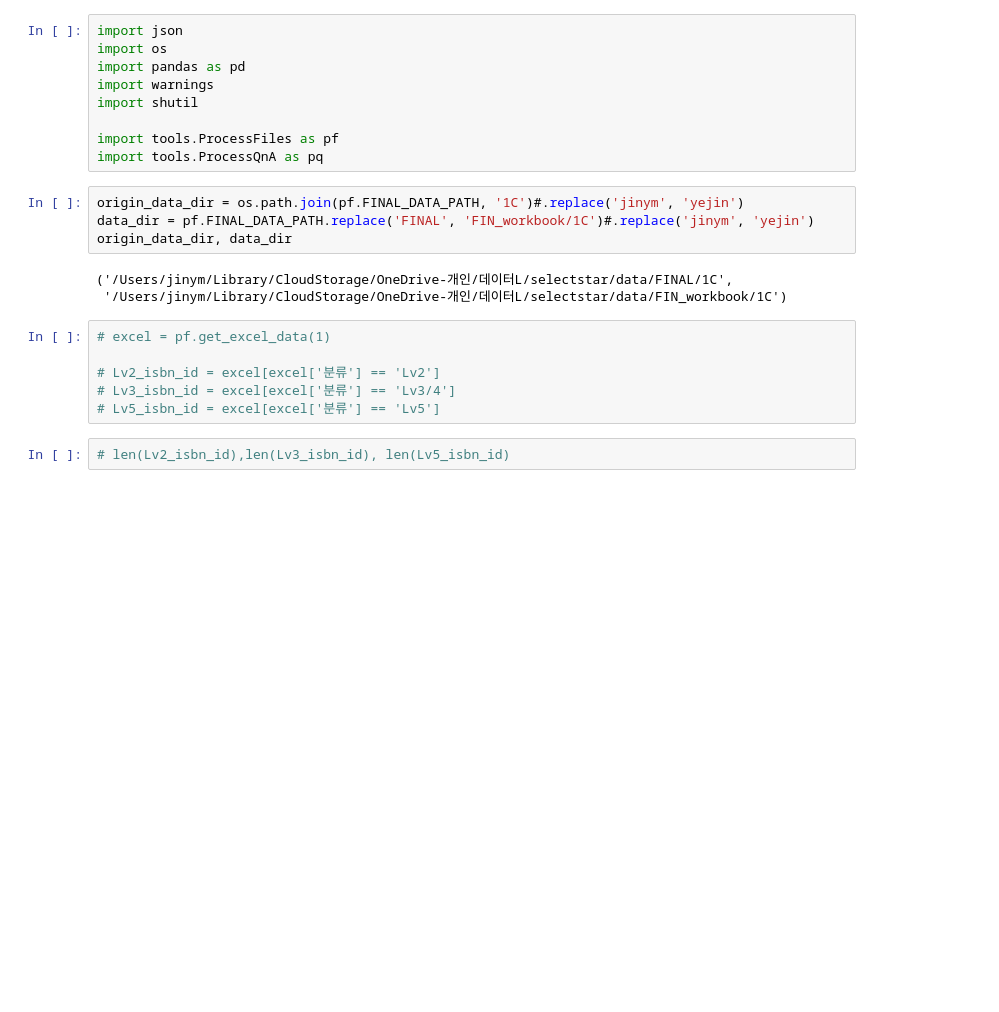
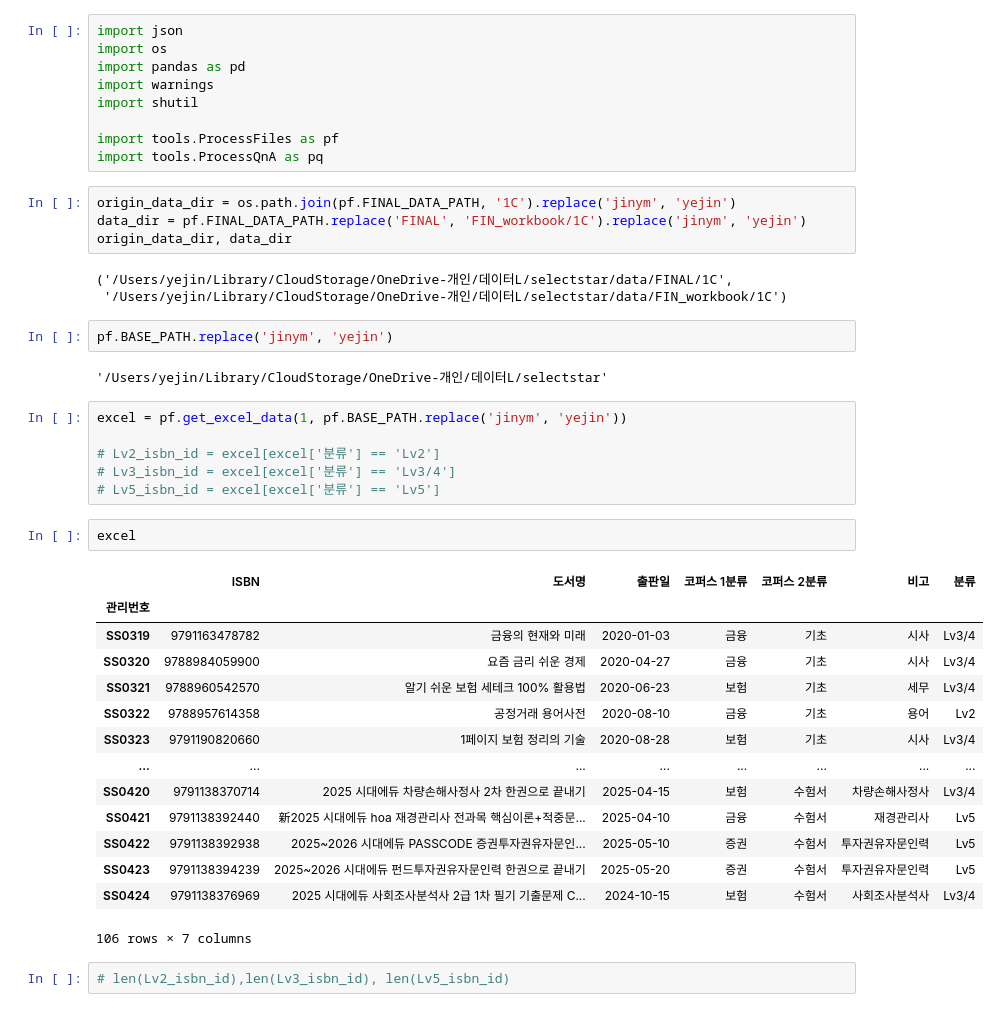
Before and after one commit to jayleenym/SFAIcenter, a Jupyter notebook: qna_extract.ipynb, the cells around one changed output. Saved outputs shown, nothing was run; the diff lists cells and outputs as text; blank space fills up the shorter version.

```diff
--- a/qna_extract.ipynb
+++ b/qna_extract.ipynb
@@ -8,18 +8,39 @@ import shutil
 import tools.ProcessFiles as pf
 import tools.ProcessQnA as pq
 # %%
-origin_data_dir = os.path.join(pf.FINAL_DATA_PATH, '1C')#.replace('jinym', 'yejin')
-data_dir = pf.FINAL_DATA_PATH.replace('FINAL', 'FIN_workbook/1C')#.replace('jinym', 'yejin')
+origin_data_dir = os.path.join(pf.FINAL_DATA_PATH, '1C').replace('jinym', 'yejin')
+data_dir = pf.FINAL_DATA_PATH.replace('FINAL', 'FIN_workbook/1C').replace('jinym', 'yejin')
 origin_data_dir, data_dir
 # %% [output]
-('/Users/jinym/Library/CloudStorage/OneDrive-개인/데이터L/selectstar/data/FINAL/1C',
- '/Users/jinym/Library/CloudStorage/OneDrive-개인/데이터L/selectstar/data/FIN_workbook/1C')
+('/Users/yejin/Library/CloudStorage/OneDrive-개인/데이터L/selectstar/data/FINAL/1C',
+ '/Users/yejin/Library/CloudStorage/OneDrive-개인/데이터L/selectstar/data/FIN_workbook/1C')
+# %%
+pf.BASE_PATH.replace('jinym', 'yejin')
+# %% [output]
+'/Users/yejin/Library/CloudStorage/OneDrive-개인/데이터L/selectstar'
 # %%
-# excel = pf.get_excel_data(1)
+excel = pf.get_excel_data(1, pf.BASE_PATH.replace('jinym', 'yejin'))
 
 # Lv2_isbn_id = excel[excel['분류'] == 'Lv2']
 # Lv3_isbn_id = excel[excel['분류'] == 'Lv3/4']
 # Lv5_isbn_id = excel[excel['분류'] == 'Lv5']
+# %%
+excel
+# %% [output]
+|  | ISBN | 도서명 | 출판일 | 코퍼스 1분류 | 코퍼스 2분류 | 비고 | 분류 |
+| 관리번호 |  |  |  |  |  |  |  |
+| SS0319 | 9791163478782 | 금융의 현재와 미래 | 2020-01-03 | 금융 | 기초 | 시사 | Lv3/4 |
+| SS0320 | 9788984059900 | 요즘 금리 쉬운 경제 | 2020-04-27 | 금융 | 기초 | 시사 | Lv3/4 |
+| SS0321 | 9788960542570 | 알기 쉬운 보험 세테크 100% 활용법 | 2020-06-23 | 보험 | 기초 | 세무 | Lv3/4 |
+| SS0322 | 9788957614358 | 공정거래 용어사전 | 2020-08-10 | 금융 | 기초 | 용어 | Lv2 |
+| SS0323 | 9791190820660 | 1페이지 보험 정리의 기술 | 2020-08-28 | 보험 | 기초 | 시사 | Lv3/4 |
+| ... | ... | ... | ... | ... | ... | ... | ... |
+| SS0420 | 9791138370714 | 2025 시대에듀 차량손해사정사 2차 한권으로 끝내기 | 2025-04-15 | 보험 | 수험서 | 차량손해사정사 | Lv3/4 |
+| SS0421 | 9791138392440 | 新2025 시대에듀 hoa 재경관리사 전과목 핵심이론+적중문... | 2025-04-10 | 금융 | 수험서 | 재경관리사 | Lv5 |
+| SS0422 | 9791138392938 | 2025~2026 시대에듀 PASSCODE 증권투자권유자문인... | 2025-05-10 | 증권 | 수험서 | 투자권유자문인력 | Lv5 |
+| SS0423 | 9791138394239 | 2025~2026 시대에듀 펀드투자권유자문인력 한권으로 끝내기 | 2025-05-20 | 증권 | 수험서 | 투자권유자문인력 | Lv5 |
+| SS0424 | 9791138376969 | 2025 시대에듀 사회조사분석사 2급 1차 필기 기출문제 C... | 2024-10-15 | 보험 | 수험서 | 사회조사분석사 | Lv3/4 |
+106 rows × 7 columns
 # %%
 # len(Lv2_isbn_id),len(Lv3_isbn_id), len(Lv5_isbn_id)
 # %%
```
Also changed, not shown: parts of 5 cells of this notebook, 14 other files.
